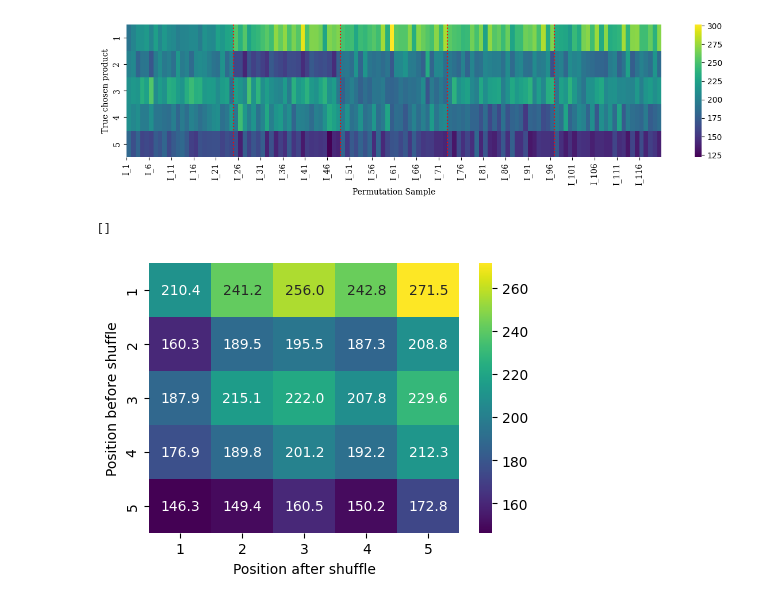
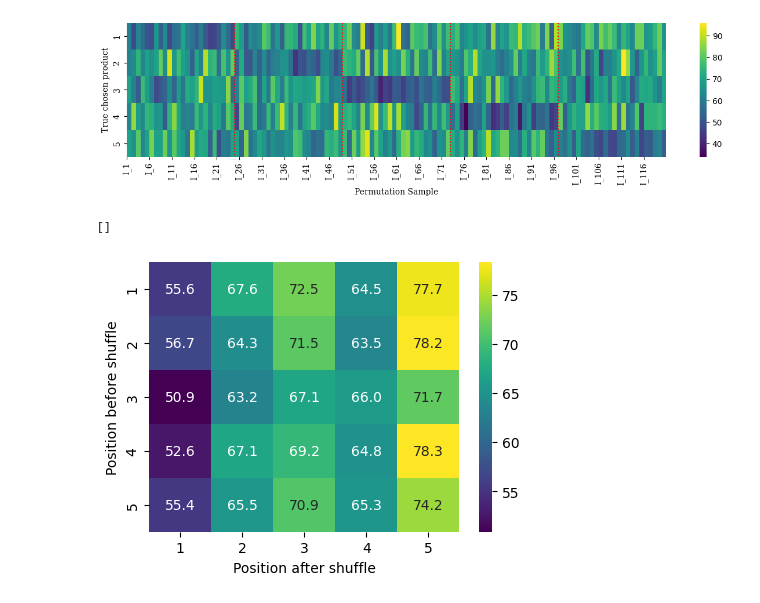
Before and after one commit to GoComputing/Positional-Bias, a Jupyter notebook: notebooks/bias_analysis.ipynb, the cells around one changed output. Drawn from its saved outputs; the diff is of its cells as text; code cells hidden in the pictures.

Commit message:
Adapted code for sampled permutations

```diff
--- a/notebooks/bias_analysis.ipynb
+++ b/notebooks/bias_analysis.ipynb
@@ -87,12 +87,12 @@ def load_contingency_matrix(results_dir, return_all_samples=False):
 # %%
 contingency_values_as_true_positions = False
 
-dataset_name = 'shuffled_products'
+dataset_name = 'shuffled_products_2k_top5'
 experiment_name = 'position_bias__share'
 filename = 'evaluation_llama3.1:8b-instruct-fp16.json'
 results_dir = os.path.join('results', dataset_name, experiment_name, filename)
 
-cm, unshuffled_cm, input_dataset, samples_per_query, top_k = load_contingency_matrix(results_dir)
+cm, unshuffled_cm, input_dataset, samples_per_query, total_permutations, top_k = load_contingency_matrix(results_dir)
 # %%
 from scipy.stats import chi2_contingency
 
@@ -147,6 +139,10 @@ import seaborn as sns
 import matplotlib.pyplot as plt
 
 swap_axes = False
+
+col_sums = unshuffled_cm.sum(axis=0, keepdims=True)
+mask = col_sums > 0
+unshuffled_cm_norm = np.divide(unshuffled_cm, col_sums, where=mask, out=np.full_like(unshuffled_cm, np.nan))
 
 fig, ax = plt.subplots(figsize=(8, 10) if swap_axes else (15, 3))
 sns.heatmap(unshuffled_cm.T if swap_axes else unshuffled_cm, cmap="viridis", ax=ax)
@@ -155,7 +151,7 @@ for i in range(1, top_k):
     ax.plot([0, top_k] if swap_axes else [24*i, 24*i], [24*i, 24*i] if swap_axes else [0, top_k], linestyle = 'dotted', color='red')
 
 step = 5
-tick_locs = list(range(0, samples_per_query, step))
+tick_locs = list(range(0, total_permutations, step))
 tick_labels = [f"I_{s+1}" for s in tick_locs]
 
 set_xticklabels = ax.set_yticklabels if swap_axes else ax.set_xticklabels
@@ -179,22 +175,29 @@ plt.savefig(f"figures/all_distribution_probabilities__{'vertical' if swap_axes e
 
 plt.show()
 # %% [output]
-[figure, old version]
+[figure, new version]
 # %%
+from tools import RandomAccessPermutation
+import math
+
 def compute_blocks(product_pos, top_k, samples_per_query, input_dataset):
-    blocks = []
-    for block_pos in range(top_k):
-        blocks.append([])
-        for i in range(samples_per_query):
-            permutation = input_dataset['queries'][i]['permutation']
-            if permutation[product_pos] == block_pos:
-                blocks[-1].append(i)
+    """
+    Returns a list of length top_k. blocks[block_pos] holds the permutation
+    indices (= column indices in unshuffled_cm) of the permutations sigma
+    where sigma[product_pos] == block_pos.
+
+    Iterates over the full set of k! permutations directly, so it no longer
+    depends on samples_per_query, input_dataset, or any sampling scheme.
+    """
+    rap = RandomAccessPermutation(list(range(top_k)))
+    blocks = [[] for _ in range(top_k)]
+    for perm_id in range(math.factorial(top_k)):
+        perm = rap[perm_id]
+        blocks[perm[product_pos]].append(perm_id)
     return blocks
 # %%
 import seaborn as sns
-
 def plot_bias_interpretability(unshuffled_cm, input_dataset, top_k, ax, plot_nums, show_x_axis=True, show_y_axis=True, ranges=None, show_colorbar=True):
-
     # Input: array of shape (top_k, samples_per_query)
     #  - Each column represents the probability distribution (non-normalized) of selecting
     #    the ith-product (i is the row)
@@ -204,7 +207,6 @@ def plot_bias_interpretability(unshuffled_cm, input_dataset, top_k, ax, plot_num
     #  - Each row represents the means of counts of selected products that were on position i (row) and
     #    was moved to position j (column)
     matrix_counts = np.zeros((top_k, top_k))
-
 
     for orig_pos in range(top_k):
 
@@ -225,40 +227,35 @@ def plot_bias_interpretability(unshuffled_cm, input_dataset, top_k, ax, plot_num
             # Compute the mean for a robust representation
             mean = np.mean(counts)
 
             matrix_counts[orig_pos, target_pos] = mean
 
-        assert len(test_set) == samples_per_query
-
+        # assert len(test_set) == samples_per_query
     vmin = ranges[0] if ranges is not None else None
     vmax = ranges[1] if ranges is not None else None
     sns.heatmap(matrix_counts, vmin=vmin, vmax=vmax, cmap="viridis", ax=ax, annot=plot_nums, fmt='.1f', cbar=show_colorbar)
-
     if show_x_axis:
         ax.set_xticklabels(range(1, top_k+1))
         ax.set_xlabel('Position after shuffle')
     else:
         ax.set_xticklabels([])
-
     if show_y_axis:
         ax.set_ylabel('Position before shuffle')
         ax.set_yticklabels(range(1, top_k+1))
     else:
         ax.set_yticklabels([])
-
     ax.tick_params(left=show_y_axis, bottom=show_x_axis)
-
     return matrix_counts
 
 
 fig, ax = plt.subplots(figsize=(5, 3.5))
 plot_bias_interpretability(unshuffled_cm, input_dataset, top_k, ax, plot_nums=True)
 
 plt.savefig(f"figures/bias_analysis.pdf", format="pdf", bbox_inches="tight")
 
 plt.plot()
 # %% [output]
 []
-[figure, old version]
+[figure, new version]
 # %%
 from tqdm.auto import tqdm
 
```
Also changed, not shown: parts of 9 cells of this notebook, 2 other files.
